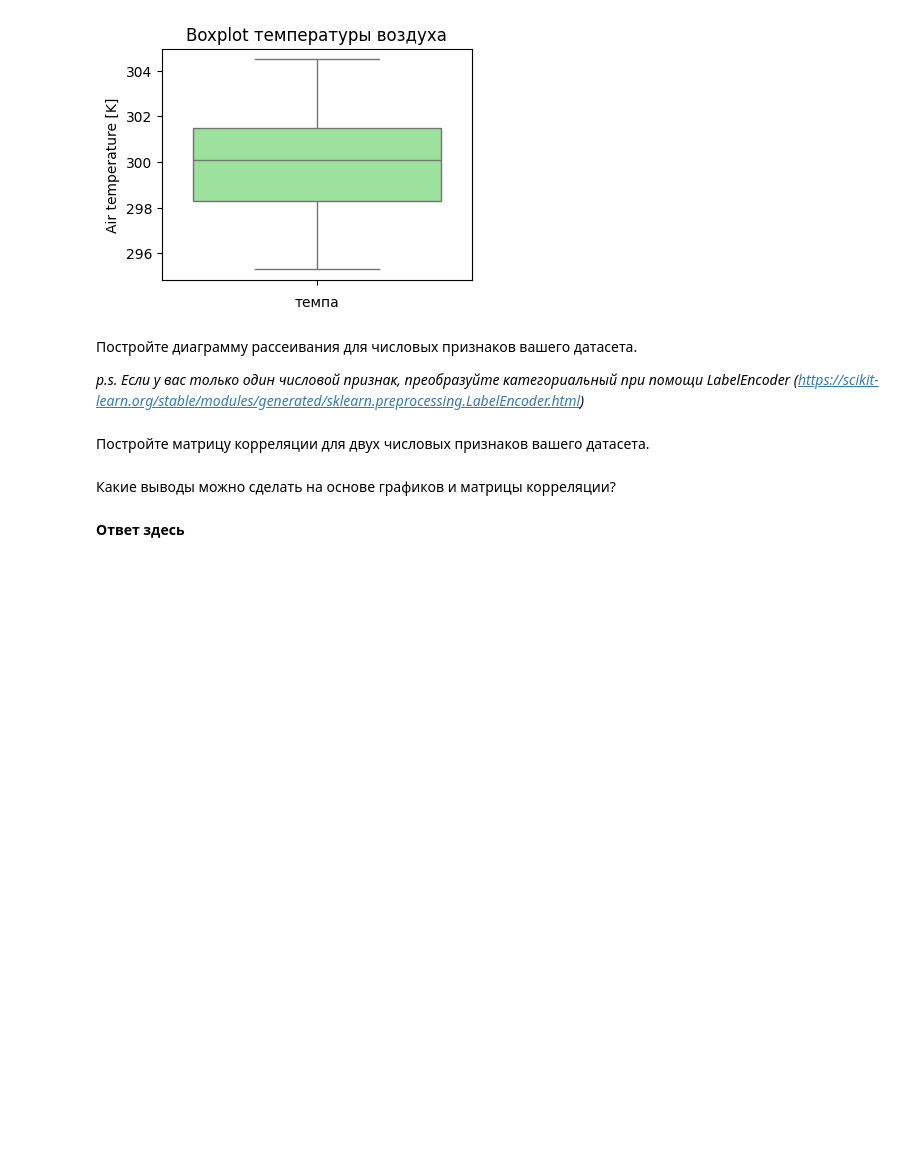
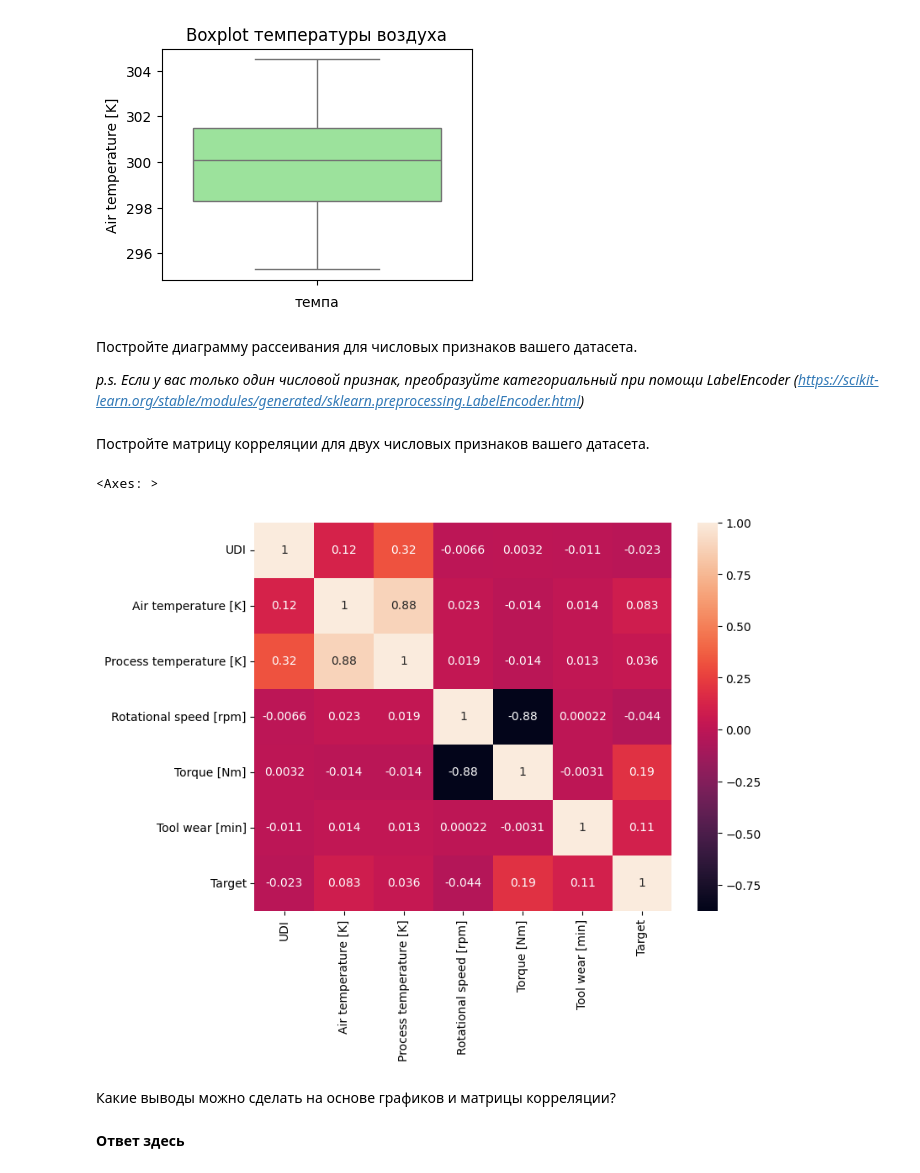
Before and after one commit to Kovibordy/test____1, a Jupyter notebook: lab2/Задание_2.ipynb, the cells around one changed output. Cells and saved outputs as stored; diff of their text form; code cells hidden in the pictures; blank space fills up the shorter version.

```diff
--- a/lab2/Задание_2.ipynb
+++ b/lab2/Задание_2.ipynb
@@ -44,7 +44,7 @@ import matplotlib.pyplot as plt
 
 p.s если у вас нет категориальных признаков - преобразуйте любой числовой в категориальный (https://pandas.pydata.org/docs/reference/api/pandas.cut.html). Важно **не** использовать преобразованный Y вместе с этим же X (то есть, если вы преобразовали возраст в категорию, то вы не моежет использовать возраст в качестве X и возраст категорию в качестве Y)
 # %%
-df = pd.read_csv("/predictive_maintenance.csv")
+df = pd.read_csv("predictive_maintenance.csv")
 df
 # %% [output]
 |  | UDI | Product ID | Type | Air temperature [K] | Process temperature [K] | Rotational speed [rpm] | ... |
@@ -187,3 +184,13 @@ corr_matrix = #ваш код здесь
+# %%
+# Вычисление корреляционной матрицы
+corr_matrix = df.corr()
+
+# Визуализация корреляции
+plt.figure(figsize=(8, 6))
+sns.heatmap(corr_matrix, annot=True)
+# %% [output]
+<Axes: >
+[figure, added]
 # %% [markdown]
 Какие выводы можно сделать на основе графиков и матрицы корреляции?
 # %% [markdown]
```
Also changed, not shown: parts of 4 cells of this notebook.
